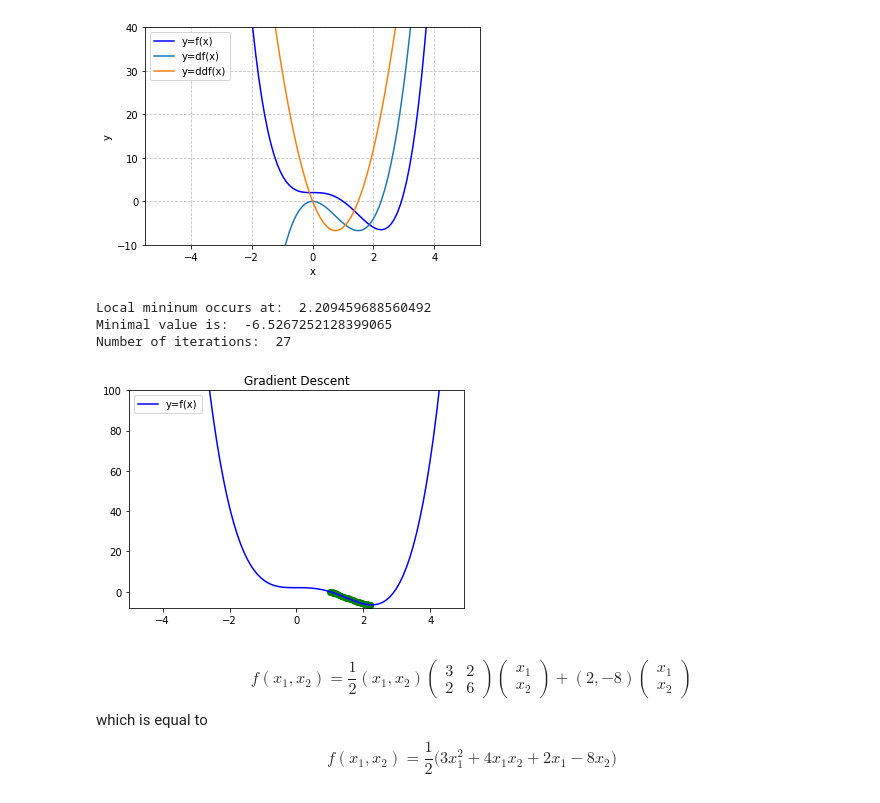
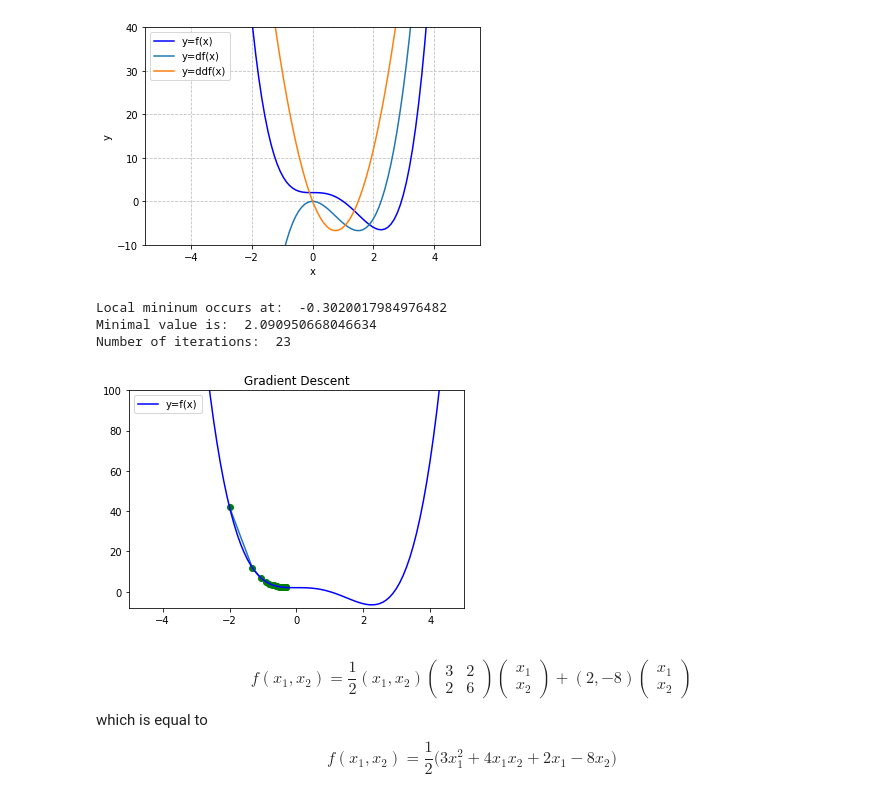
Before and after one commit to Plutooooo/hku_phys3151_2022, a Jupyter notebook: multivariate-linear-regression/gradient_descent&conjugate_gradient.ipynb, the cells around one changed output. Drawn from its saved outputs; the diff is of its cells as text; code cells hidden in the pictures.

```diff
--- a/multivariate-linear-regression/gradient_descent&conjugate_gradient.ipynb
+++ b/multivariate-linear-regression/gradient_descent&conjugate_gradient.ipynb
@@ -80,41 +80,43 @@ plt.show()
 # %% [output]
 [figure]
 # %%
-x_new = 1
+x_new = -2
 alpha = 0.01
 epsilon = 0.01
 max_iters = 100000
 
 x_list, y_list = [x_new],[f(x_new)]
 for _i in range(max_iters):
     x_prev = x_new
     x_new = x_prev - alpha*df(x_prev)
 
     x_list.append(x_new)
     y_list.append(f(x_new))
 
-    step = f(x_new) - f(x_prev)
+    # either the difference in J(theta), or in theta, is both fine.
+#    step = f(x_new) - f(x_prev)
+    step = x_new - x_prev
     if abs(step) <= epsilon:
         break
 
 print ("Local mininum occurs at: ", str(x_new))
 print ("Minimal value is: ", str(f(x_new)))
 print ("Number of iterations: ", str(len(x_list)))
 
 plt.scatter(x_list, y_list, c="g")
 plt.plot(x_list, y_list)
 plt.plot(x,f(x),c="b",label='y=f(x)')
 plt.title("Gradient Descent")
 plt.grid
 plt.xlim(-5,5)
 plt.ylim(-8,100)
 plt.legend()
 plt.show()
 # %% [output]
-Local mininum occurs at:  2.209459688560492
-Minimal value is:  -6.5267252128399065
-Number of iterations:  27
+Local mininum occurs at:  -0.3020017984976482
+Minimal value is:  2.090950668046634
+Number of iterations:  23
-[figure, old version]
+[figure, new version]
 # %%
 from matplotlib import cm
 from mpl_toolkits.mplot3d import Axes3D
```
